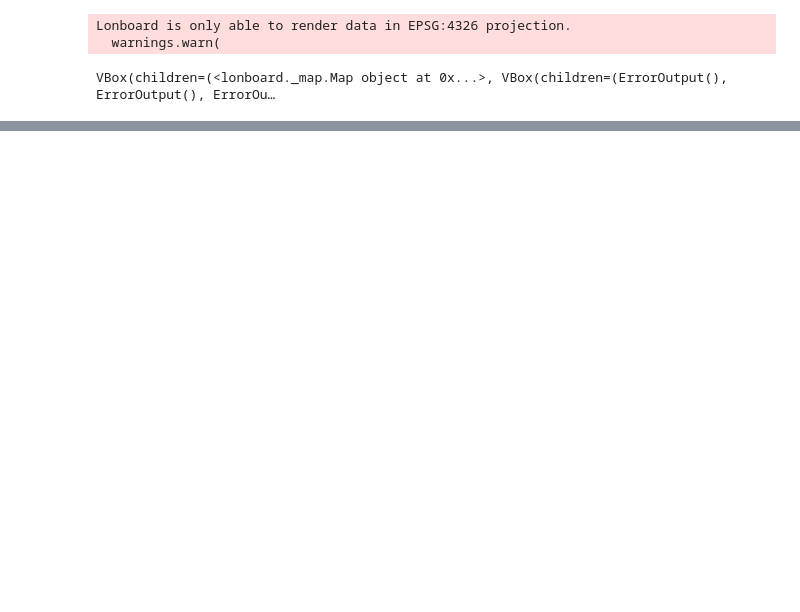
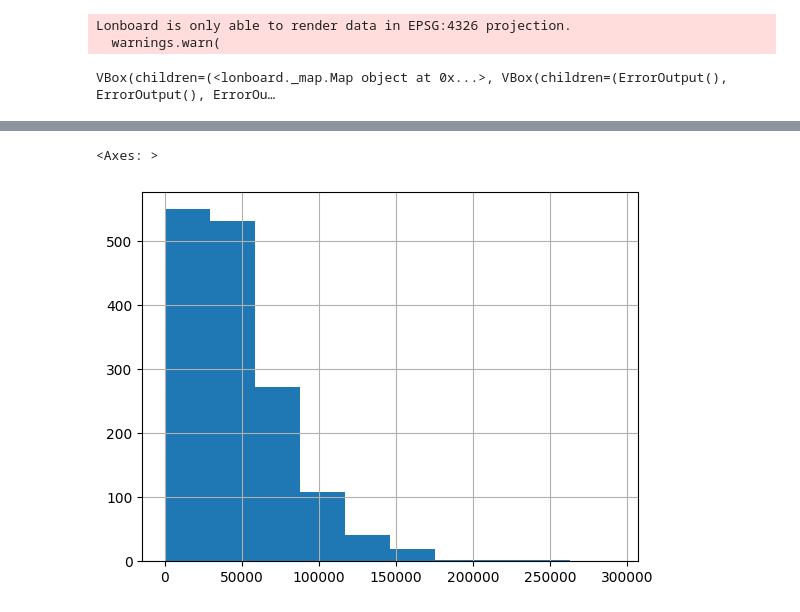
Before and after one commit to mapping-systems/cdp-mapping-systems, a Jupyter notebook: content/Tutorials/comparing-census-variables.ipynb, the cells around one changed output, grey strips where cells are left out. Cells and saved outputs as stored; diff of their text form; code cells hidden in the pictures; blank space fills up the shorter version.

```diff
--- a/content/Tutorials/comparing-census-variables.ipynb
+++ b/content/Tutorials/comparing-census-variables.ipynb
@@ -136,0 +160,5 @@ VBox(children=(<lonboard._map.Map object at 0x...>, VBox(children=(ErrorOutput()
+# %%
+census_tract_data["pop_density"].hist()
+# %% [output]
+<Axes: >
+[figure, added]
```
Also changed, not shown: parts of 21 cells of this notebook.
